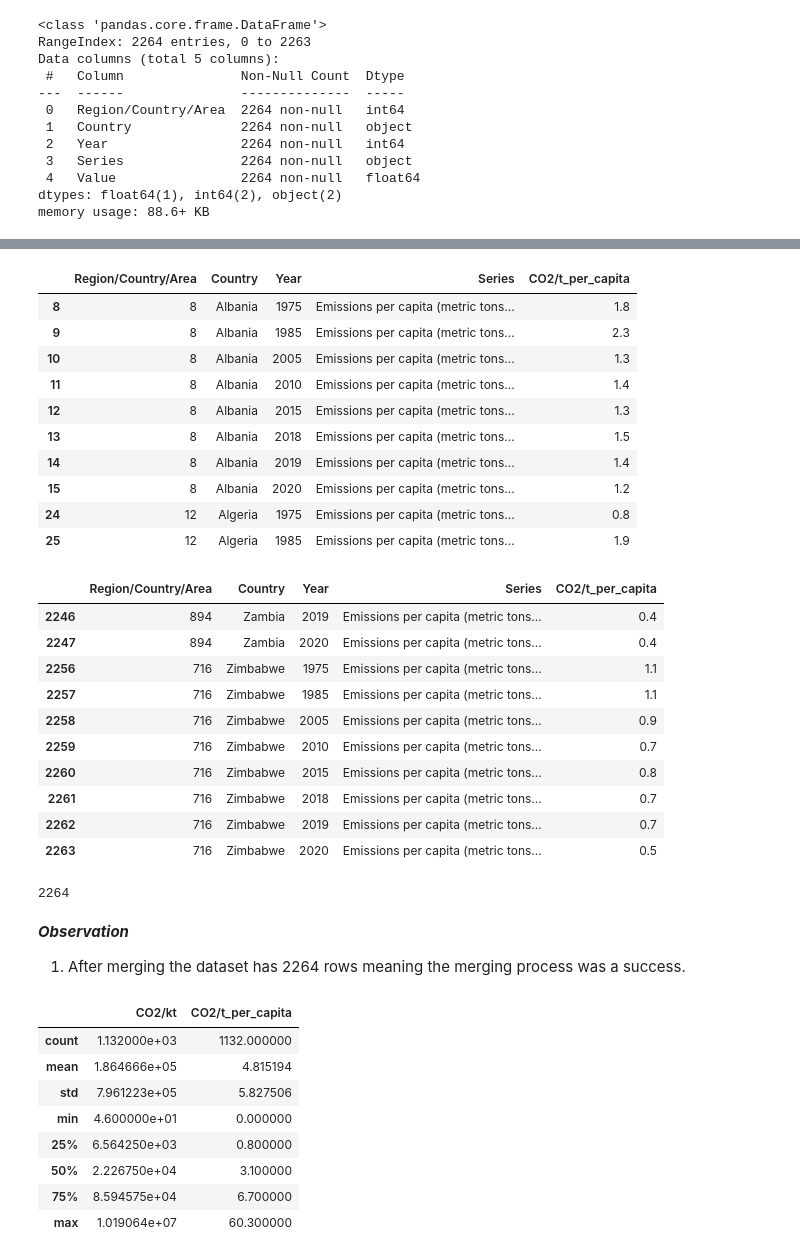
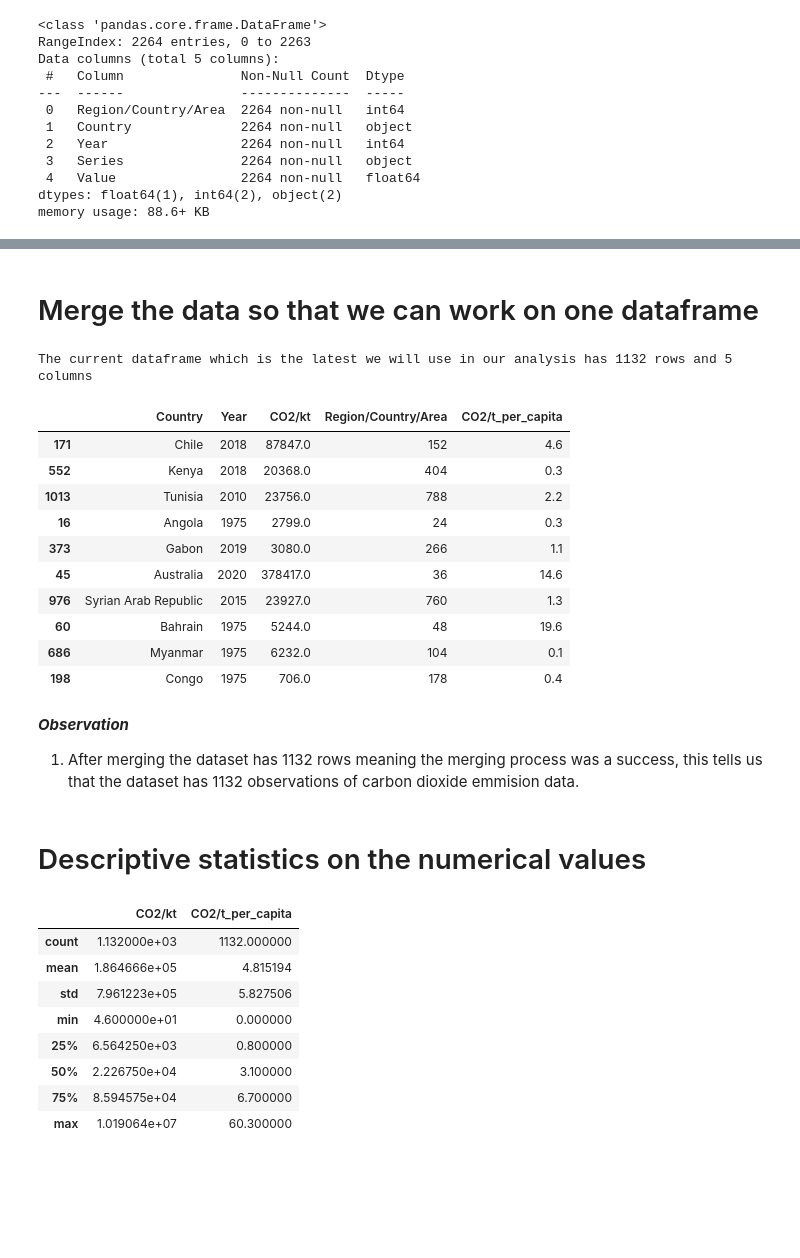
Before and after one commit to ntakirutimanapierre/Analytics-Assignemnt2-Exploratory-Data-Analysis-and-Reporting, a Jupyter notebook: g_assignment.ipynb, the cells around one changed output, grey strips where cells are left out. Drawn from its saved outputs; the diff is of its cells as text; code cells hidden in the pictures; blank space fills up the shorter version.

Commit message:
The latest commint wit markdowns

```diff
--- a/g_assignment.ipynb
+++ b/g_assignment.ipynb
@@ -140,53 +140,45 @@ p_co2.rename(columns= {"Value":"CO2/t_per_capita"},inplace=True)
-# %%
-#observing the dataset
-p_co2.head(10)
-# %% [output]
-|  | Region/Country/Area | Country | Year | Series | CO2/t_per_capita |
-| 8 | 8 | Albania | 1975 | Emissions per capita (metric tons... | 1.8 |
-| 9 | 8 | Albania | 1985 | Emissions per capita (metric tons... | 2.3 |
-| 10 | 8 | Albania | 2005 | Emissions per capita (metric tons... | 1.3 |
-| 11 | 8 | Albania | 2010 | Emissions per capita (metric tons... | 1.4 |
-| 12 | 8 | Albania | 2015 | Emissions per capita (metric tons... | 1.3 |
-| 13 | 8 | Albania | 2018 | Emissions per capita (metric tons... | 1.5 |
-| 14 | 8 | Albania | 2019 | Emissions per capita (metric tons... | 1.4 |
-| 15 | 8 | Albania | 2020 | Emissions per capita (metric tons... | 1.2 |
-| 24 | 12 | Algeria | 1975 | Emissions per capita (metric tons... | 0.8 |
-| 25 | 12 | Algeria | 1985 | Emissions per capita (metric tons... | 1.9 |
-# %%
-p_co2.tail(10)
-# %% [output]
-|  | Region/Country/Area | Country | Year | Series | CO2/t_per_capita |
-| 2246 | 894 | Zambia | 2019 | Emissions per capita (metric tons... | 0.4 |
-| 2247 | 894 | Zambia | 2020 | Emissions per capita (metric tons... | 0.4 |
-| 2256 | 716 | Zimbabwe | 1975 | Emissions per capita (metric tons... | 1.1 |
-| 2257 | 716 | Zimbabwe | 1985 | Emissions per capita (metric tons... | 1.1 |
-| 2258 | 716 | Zimbabwe | 2005 | Emissions per capita (metric tons... | 0.9 |
-| 2259 | 716 | Zimbabwe | 2010 | Emissions per capita (metric tons... | 0.7 |
-| 2260 | 716 | Zimbabwe | 2015 | Emissions per capita (metric tons... | 0.8 |
-| 2261 | 716 | Zimbabwe | 2018 | Emissions per capita (metric tons... | 0.7 |
-| 2262 | 716 | Zimbabwe | 2019 | Emissions per capita (metric tons... | 0.7 |
-| 2263 | 716 | Zimbabwe | 2020 | Emissions per capita (metric tons... | 0.5 |
+# %% [markdown]
+# Merge the data so that we can work on one dataframe
 # %%
 #merge the two datasets  using country columns
 
 #create separate datasets or columns for   thousand metric tons  emission
 
 k_co2 = k_co2[['Country', 'Year', 'CO2/kt']]
 
-merged_data = pd.merge(k_co2, p_co2, on=['Country', 'Year'])
+merged_data = pd.merge(k_co2, p_co2, on=['Country', 'Year'], how='inner')
 merged_data.rename(columns={'Value_x':'CO2/kt','Value_y':"CO2/t_per_capita"}, inplace=True)
 
+# Change the datatye of categorical values that seems to be numerical
+merged_data['Region/Country/Area'] = merged_data['Region/Country/Area'].astype(str)
+merged_data['Year'] = merged_data['Year'].astype('str')
 
-merged_data['Region/Country/Area'] = merged_data['Region/Country/Area'].astype(str)
-merged_data['Year'] = merged_data['Year'].astype(str)
+# Drop series column since it is no longer needed
+merged_data.drop(columns=['Series'], inplace=True)
+
+# calculate the shape of the lates dataframe
+shape = merged_data.shape
+print(f'The current dataframe which is the latest we will use in our analysis has {shape[0]} rows and {shape[1]} columns')
+# show the sample of the merged dataframe
+merged_data.sample(10)
+# %% [output]
+The current dataframe which is the latest we will use in our analysis has 1132 rows and 5 columns
+|  | Country | Year | CO2/kt | Region/Country/Area | CO2/t_per_capita |
+| 171 | Chile | 2018 | 87847.0 | 152 | 4.6 |
+| 552 | Kenya | 2018 | 20368.0 | 404 | 0.3 |
+| 1013 | Tunisia | 2010 | 23756.0 | 788 | 2.2 |
+| 16 | Angola | 1975 | 2799.0 | 24 | 0.3 |
+| 373 | Gabon | 2019 | 3080.0 | 266 | 1.1 |
+| 45 | Australia | 2020 | 378417.0 | 36 | 14.6 |
+| 976 | Syrian Arab Republic | 2015 | 23927.0 | 760 | 1.3 |
+| 60 | Bahrain | 1975 | 5244.0 | 48 | 19.6 |
+| 686 | Myanmar | 1975 | 6232.0 | 104 | 0.1 |
+| 198 | Congo | 1975 | 706.0 | 178 | 0.4 |
-# %%
-#confirming the shape of data
-p_co2.shape[0] + k_co2.shape[0]
-# %% [output]
-2264
 # %% [markdown]
 ***Observation***
-1. After merging the dataset has 2264 rows meaning the merging process was a success.
+1. After merging the dataset has 1132 rows meaning the merging process was a success, this tells us that the dataset has 1132 observations of carbon dioxide emmision data.
+# %% [markdown]
+# Descriptive statistics on the numerical values
 # %%
 #statistical description of the dataset
 merged_data.describe()
```
Also changed, not shown: parts of 26 cells of this notebook.
